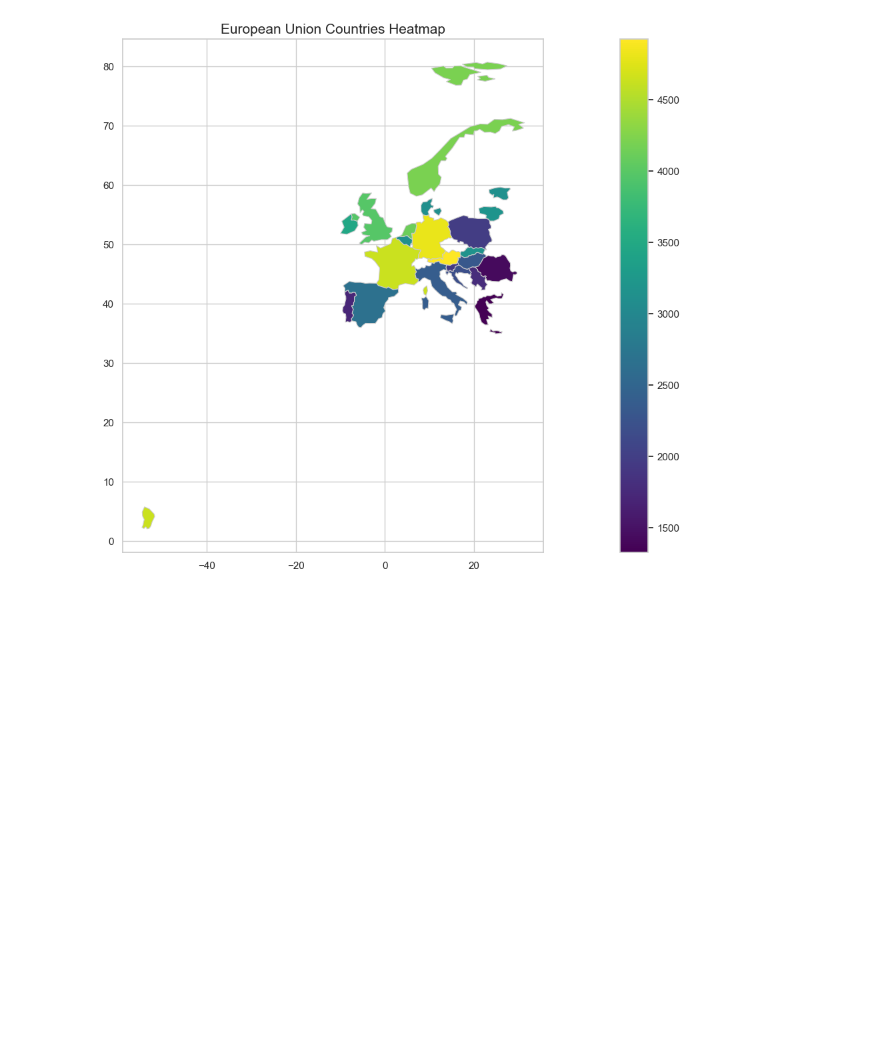
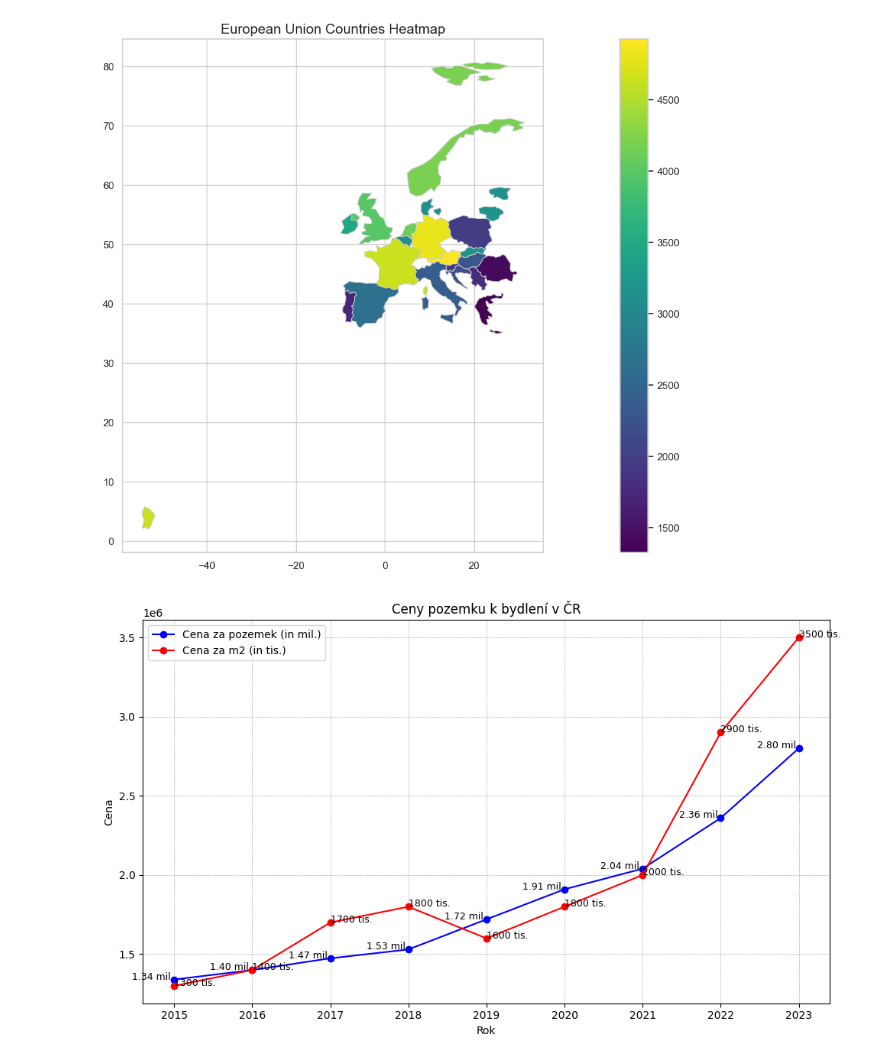
Before and after one commit to Alexey3250/CZ_Real_Estate_Analysis, a Jupyter notebook: analysis.ipynb, the cells around one changed output. Cells and saved outputs as stored; diff of their text form; code cells hidden in the pictures; blank space fills up the shorter version.

```diff
--- a/analysis.ipynb
+++ b/analysis.ipynb
@@ -519,3 +519,38 @@ See the caveats in the documentation: https://pandas.pydata.org/pandas-docs/stab
 
 is_categorical_dtype is deprecated and will be removed in a future version. Use isinstance(dtype, CategoricalDtype) instead
 [figure]
+# %%
+# Importing required libraries
+import matplotlib.pyplot as plt
+import numpy as np
+
+# Data from the graph
+years = np.array([2015, 2016, 2017, 2018, 2019, 2020, 2021, 2022, 2023])
+cena_za_pozemek = np.array([1340000, 1400000, 1474000, 1530000, 1720000, 1910000, 2040000, 2360000, 2800000])  # in mil.
+cena_za_m2 = np.array([1300, 1400, 1700, 1800, 1600, 1800, 2000, 2900, 3500])  # in tis.
+
+# Plotting the data
+plt.figure(figsize=(10, 6))
+
+# Plotting cena_za_pozemek
+plt.plot(years, cena_za_pozemek, 'o-', label='Cena za pozemek (in mil.)', color='blue')
+for i, txt in enumerate(cena_za_pozemek):
+    plt.annotate(f"{txt/1000000:.2f} mil.", (years[i], cena_za_pozemek[i]), fontsize=9, ha='right')
+
+# Plotting cena_za_m2
+plt.plot(years, cena_za_m2*1000, 'o-', label='Cena za m2 (in tis.)', color='red')
+for i, txt in enumerate(cena_za_m2):
+    plt.annotate(f"{txt} tis.", (years[i], cena_za_m2[i]*1000), fontsize=9, ha='left')
+
+# Adding title and labels
+plt.title("Ceny pozemku k bydlení v ČR")
+plt.xlabel("Rok")
+plt.ylabel("Cena")
+plt.grid(True, which='both', linestyle='--', linewidth=0.5)
+plt.legend()
+plt.tight_layout()
+
+# Show the plot
+plt.show()
+# %% [output]
+[figure, added]
```
Also changed, not shown: parts of 3 cells of this notebook, 5 other files.
